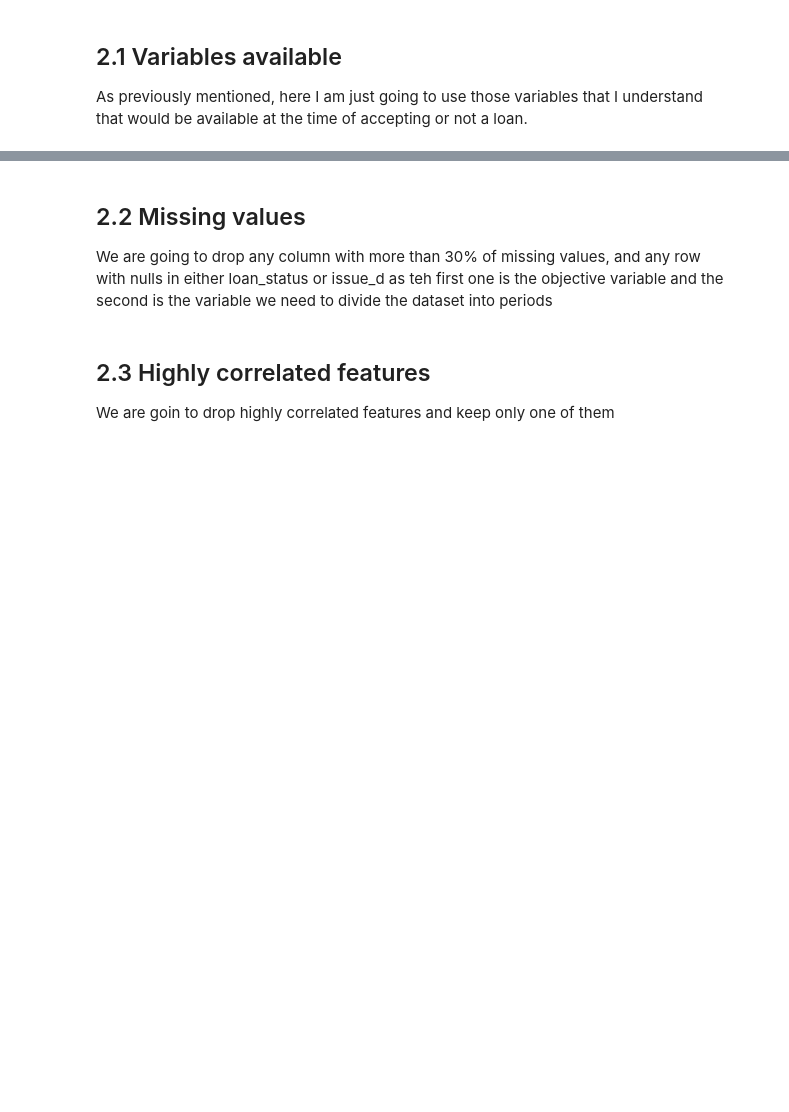
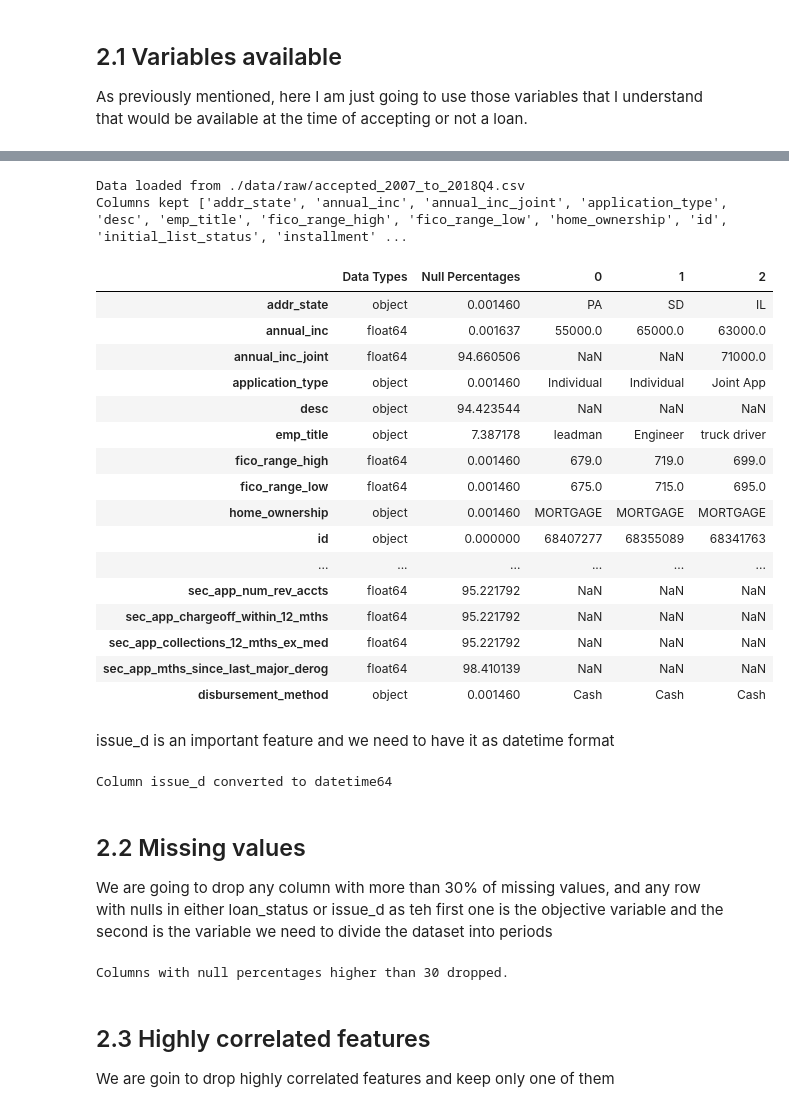
Before and after one commit to alexprieto-aily/TFM_MLOps, a Jupyter notebook: mlflow_project/src/data_loading.ipynb, the cells around one changed output, grey strips where cells are left out. Saved outputs shown, nothing was run; the diff lists cells and outputs as text; code cells hidden in the pictures; blank space fills up the shorter version.

Commit message:
data cleaning finsihed

```diff
--- a/mlflow_project/src/data_loading.ipynb
+++ b/mlflow_project/src/data_loading.ipynb
@@ -36,19 +46,21 @@ importer =Importer(
 # %%
-from classes.cleaner import Cleaner
+RAW_DATA_PATH  = RAW_DATA_FOLDER_NAME + "/accepted_2007_to_2018Q4.csv"
+CLEAN_DATA_FOLDER_NAME = DATA_FOLDER + "/clean"
 
 cleaner_name = "cleaner"
-raw_data_path  = RAW_DATA_FOLDER_NAME + "/accepted_2007_to_2018Q4.csv"
-CLEAN_DATA_FOLDER_NAME = DATA_FOLDER + "/clean"
+columns_to_keep =  pd.read_csv('src/available_features.csv')
+columns_to_keep = columns_to_keep['features'].tolist()
 columns_to_change = {
     "issue_d": "datetime64"
 }
 
 cleaner = Cleaner(
     name=cleaner_name
-    , raw_data_path=raw_data_path
-    , destination_directory=CLEAN_DATA_FOLDER_NAME
+    , raw_data_path = RAW_DATA_PATH
+    , columns_to_keep = columns_to_keep
+    , destination_directory = CLEAN_DATA_FOLDER_NAME
     , dict_columns_dtypes=columns_to_change
     , null_threshold=30
     , max_corr=0.75)
 
-cleaner.execute()
+#cleaner.execute()
@@ -145,3 +70,33 @@ accepted = convert_column_to_datatype(accepted, 'issue_d', 'datetime64')
+# %%
+cleaner.load_data(RAW_DATA_PATH)
+cleaner._keep_columns(columns_to_keep)
+cleaner.check_data()
+# %% [output]
+Data loaded from ./data/raw/accepted_2007_to_2018Q4.csv
+Columns kept ['addr_state', 'annual_inc', 'annual_inc_joint', 'application_type', 'desc', 'emp_title', 'fico_range_high', 'fico_range_low', 'home_ownership', 'id', 'initial_list_status', 'installment' ...
+|  | Data Types | Null Percentages | 0 | 1 | 2 |
+| addr_state | object | 0.001460 | PA | SD | IL |
+| annual_inc | float64 | 0.001637 | 55000.0 | 65000.0 | 63000.0 |
+| annual_inc_joint | float64 | 94.660506 | NaN | NaN | 71000.0 |
+| application_type | object | 0.001460 | Individual | Individual | Joint App |
+| desc | object | 94.423544 | NaN | NaN | NaN |
+| emp_title | object | 7.387178 | leadman | Engineer | truck driver |
+| fico_range_high | float64 | 0.001460 | 679.0 | 719.0 | 699.0 |
+| fico_range_low | float64 | 0.001460 | 675.0 | 715.0 | 695.0 |
+| home_ownership | object | 0.001460 | MORTGAGE | MORTGAGE | MORTGAGE |
+| id | object | 0.000000 | 68407277 | 68355089 | 68341763 |
+| ... | ... | ... | ... | ... | ... |
+| sec_app_num_rev_accts | float64 | 95.221792 | NaN | NaN | NaN |
+| sec_app_chargeoff_within_12_mths | float64 | 95.221792 | NaN | NaN | NaN |
+| sec_app_collections_12_mths_ex_med | float64 | 95.221792 | NaN | NaN | NaN |
+| sec_app_mths_since_last_major_derog | float64 | 98.410139 | NaN | NaN | NaN |
+| disbursement_method | object | 0.001460 | Cash | Cash | Cash |
+# %% [markdown]
+issue_d is an important feature and we need to have it as datetime format
+# %%
+cleaner._convert_columns_to_datatype({'issue_d': 'datetime64'})
+# %% [output]
+Column issue_d converted to datetime64
 # %% [markdown]
 ## 2.2 Missing values
 
@@ -177,3 +104,7 @@ accepted = accepted[(~accepted['loan_status'].isnull()) | (~accepted['issue_d'].
+# %%
+cleaner._drop_columns_nulls(30)
+# %% [output]
+Columns with null percentages higher than 30 dropped.
 # %% [markdown]
 ## 2.3 Highly correlated features
 
```
Also changed, not shown: parts of 21 cells of this notebook, 2 other files.
